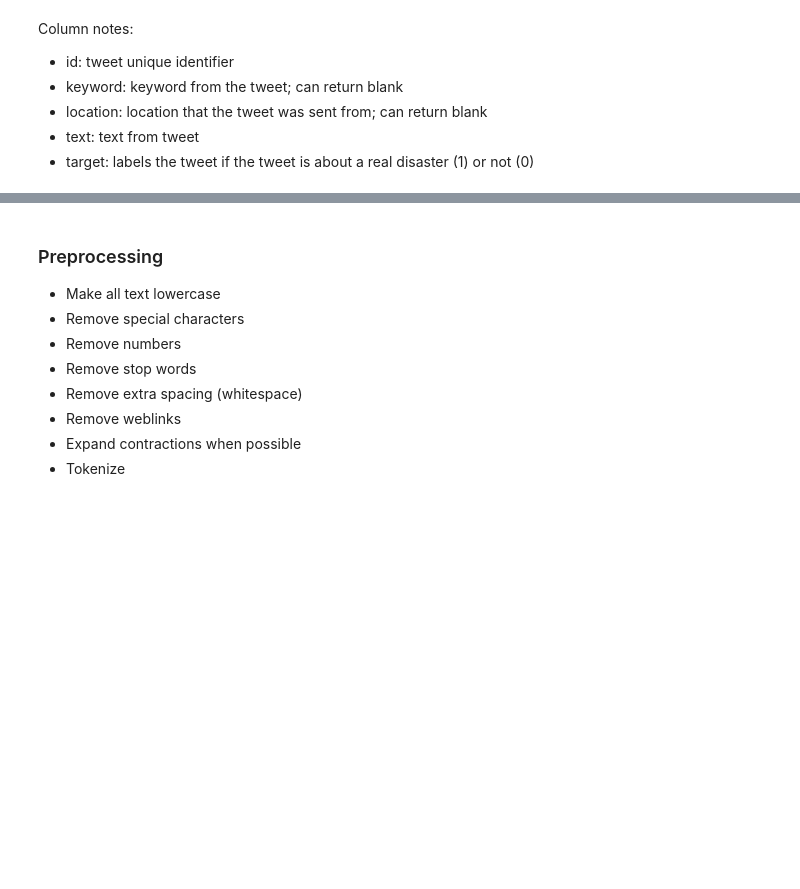
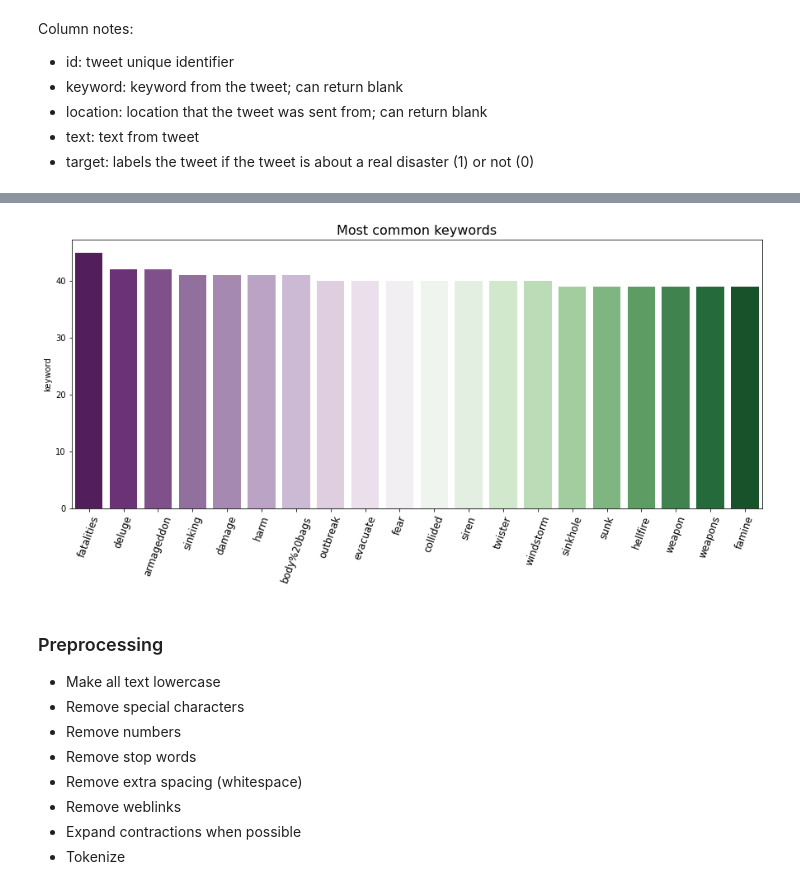
Before and after one commit to DrakeData/NLP-Disaster_Tweets, a Jupyter notebook: NLP_Disaster_Tweets.ipynb, the cells around one changed output, grey strips where cells are left out. Drawn from its saved outputs; the diff is of its cells as text; code cells hidden in the pictures; blank space fills up the shorter version.

```diff
--- a/NLP_Disaster_Tweets.ipynb
+++ b/NLP_Disaster_Tweets.ipynb
@@ -74,3 +146,13 @@ Column notes:
+# %%
+# Check key words
+keywords_check = train_df["keyword"].value_counts()[:20].to_frame()
+
+fig = plt.figure(figsize=(15,6))
+sns.barplot(data=keywords_check, x=keywords_check.index, y="keyword", palette="PRGn")
+plt.title("Most common keywords",size=16)
+plt.xticks(rotation=70,size=12);
+# %% [output]
+[figure, added]
 # %% [markdown]
 ### Preprocessing
 - Make all text lowercase
```
Also changed, not shown: parts of 49 cells of this notebook.
